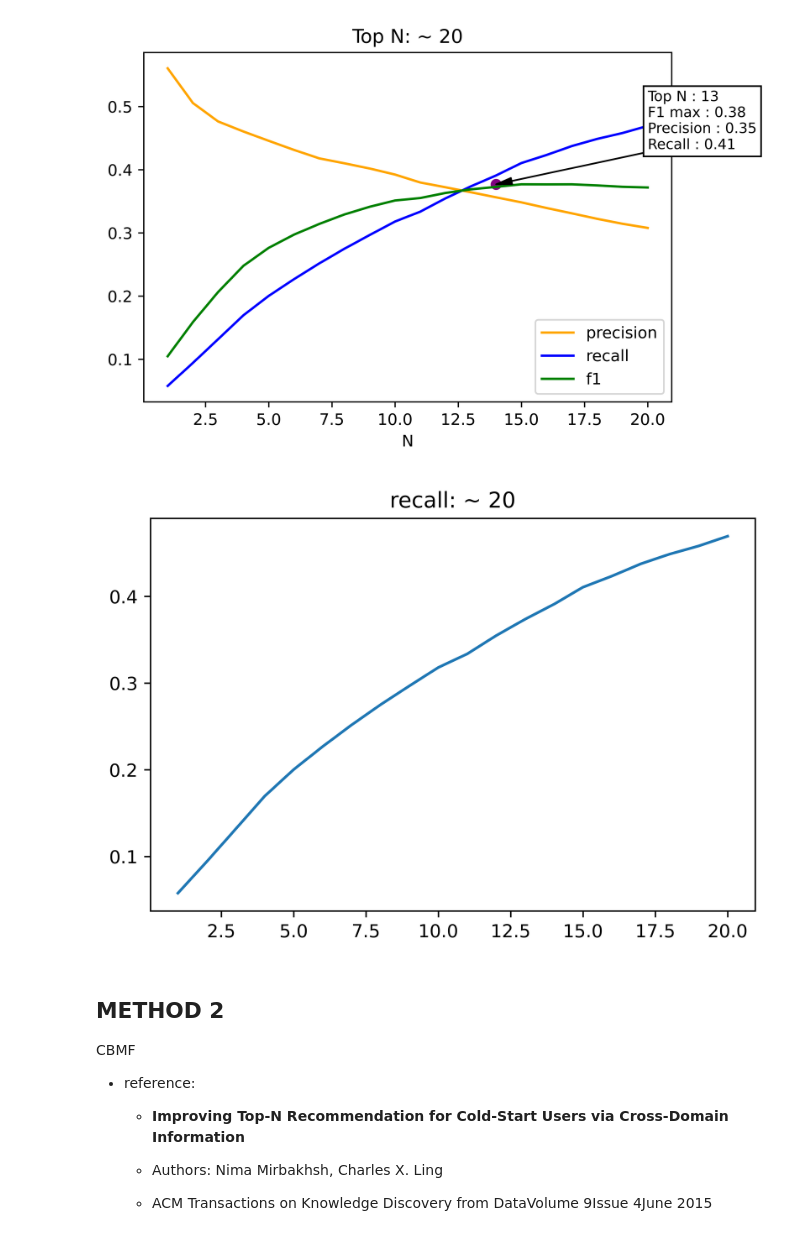
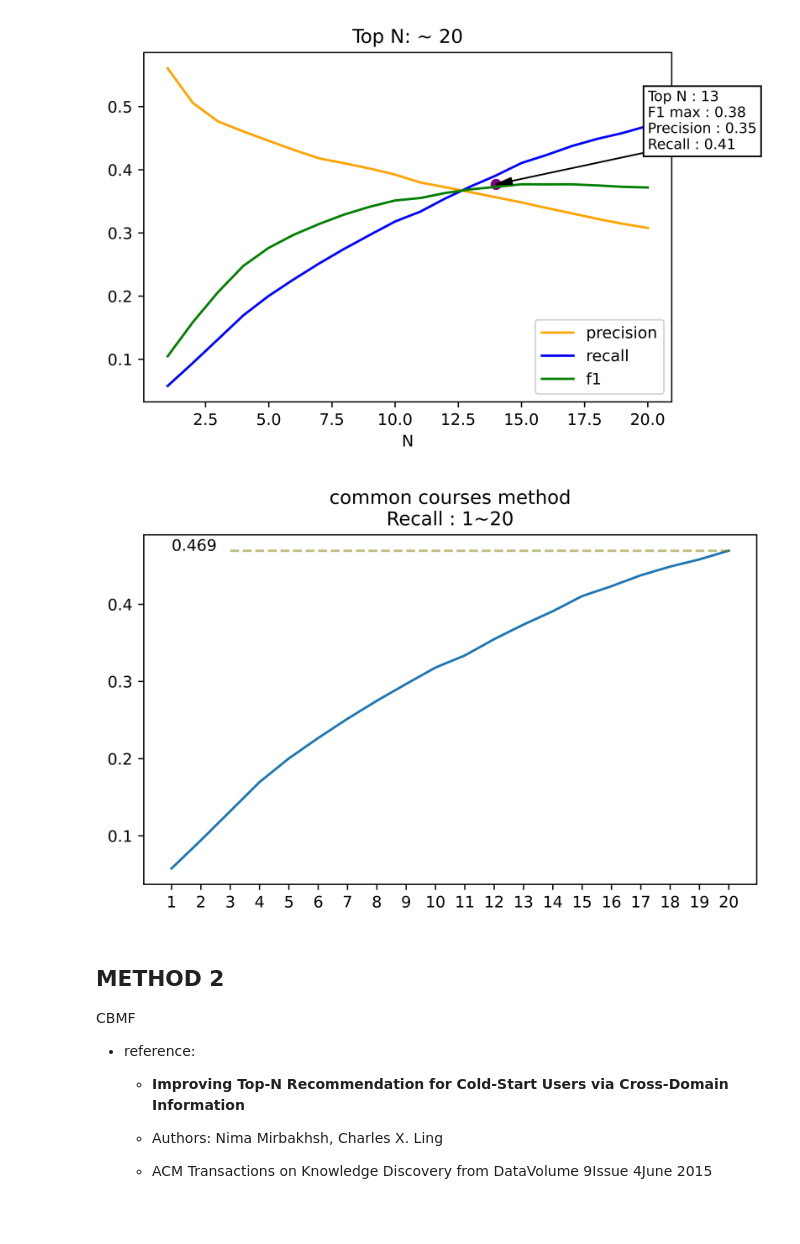
Before and after one commit to yls108u/Library_recommendation_system, a Jupyter notebook: recommendation.ipynb, the cells around one changed output. Saved outputs shown, nothing was run; the diff lists cells and outputs as text; code cells hidden in the pictures.

```diff
--- a/recommendation.ipynb
+++ b/recommendation.ipynb
@@ -136,17 +211,15 @@ plot_PRF1_different_n(
 )
 # %% [output]
 [figure]
-# %%
-plt.figure(dpi = 800)
-plt.plot(
-    list(e for e in range(1,topk+1)),
-    metrics['recall'][:topk]
-)
-plt.title(f"recall: ~ {topk}")
-plt.savefig(os.path.join(commoncourse_savepath, "metrics", "recall.jpg"))
-plt.show()
-# %% [output]
-[figure, removed]
+# %%
+zoom_in_topk(
+    whole=metrics['recall'],topk=topk,
+    plot_title=f"common courses method\nRecall : 1~{topk}",
+    savename=os.path.join(commoncourse_savepath,"metrics",f"recall{topk}.jpg"),
+    showinline=True
+)
+# %% [output]
+[figure, added]
 # %% [markdown]
 ## METHOD 2
 
```
Also changed, not shown: parts of 36 cells of this notebook.
